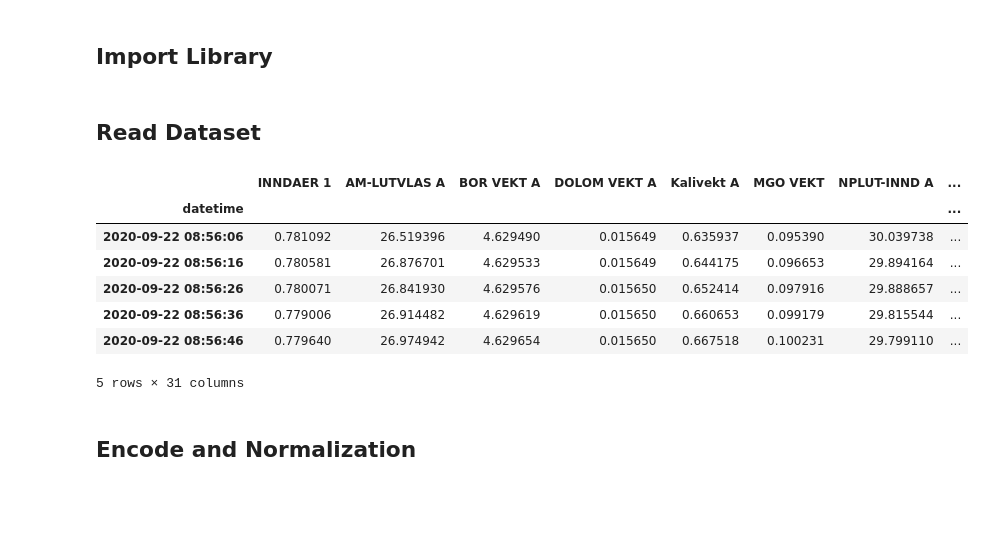
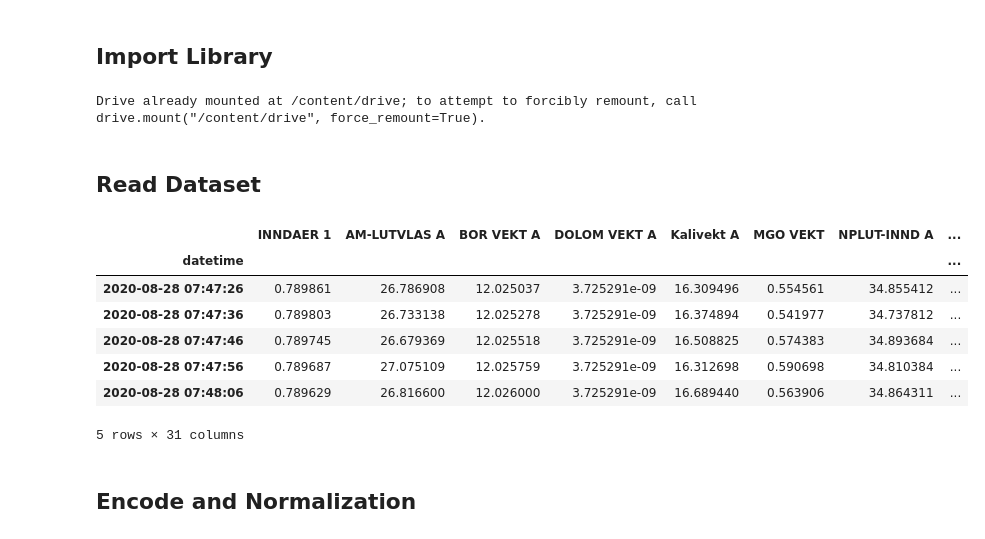
Before and after one commit to elanoris/ID002, a Jupyter notebook: amarjaganjac_Model_Window_10_previous_records__LSTM.ipynb, the cells around one changed output. Drawn from its saved outputs; the diff is of its cells as text; code cells hidden in the pictures; blank space fills up the shorter version.

```diff
--- a/amarjaganjac_Model_Window_10_previous_records__LSTM.ipynb
+++ b/amarjaganjac_Model_Window_10_previous_records__LSTM.ipynb
@@ -12,16 +14,21 @@ from sklearn.preprocessing import MinMaxScaler
+# %%
+from google.colab import drive
+drive.mount('/content/drive')
+# %% [output]
+Drive already mounted at /content/drive; to attempt to forcibly remount, call drive.mount("/content/drive", force_remount=True).
 # %% [markdown]
 ## Read Dataset
 # %%
-data = pd.read_csv(r"P:\MASTER\2022\x2\X\2020-9-22--550hours.csv", index_col="datetime")
+data = pd.read_csv("/content/drive/MyDrive/ML/2020-8-28--480hours.csv", index_col="datetime")
 data.head()
 # %% [output]
 |  | INNDAER 1 | AM-LUTVLAS A | BOR VEKT A | DOLOM VEKT A | Kalivekt A | MGO VEKT | NPLUT-INND A | ... |
 | datetime |  |  |  |  |  |  |  | ... |
-| 2020-09-22 08:56:06 | 0.781092 | 26.519396 | 4.629490 | 0.015649 | 0.635937 | 0.095390 | 30.039738 | ... |
-| 2020-09-22 08:56:16 | 0.780581 | 26.876701 | 4.629533 | 0.015649 | 0.644175 | 0.096653 | 29.894164 | ... |
-| 2020-09-22 08:56:26 | 0.780071 | 26.841930 | 4.629576 | 0.015650 | 0.652414 | 0.097916 | 29.888657 | ... |
-| 2020-09-22 08:56:36 | 0.779006 | 26.914482 | 4.629619 | 0.015650 | 0.660653 | 0.099179 | 29.815544 | ... |
-| 2020-09-22 08:56:46 | 0.779640 | 26.974942 | 4.629654 | 0.015650 | 0.667518 | 0.100231 | 29.799110 | ... |
+| 2020-08-28 07:47:26 | 0.789861 | 26.786908 | 12.025037 | 3.725291e-09 | 16.309496 | 0.554561 | 34.855412 | ... |
+| 2020-08-28 07:47:36 | 0.789803 | 26.733138 | 12.025278 | 3.725291e-09 | 16.374894 | 0.541977 | 34.737812 | ... |
+| 2020-08-28 07:47:46 | 0.789745 | 26.679369 | 12.025518 | 3.725291e-09 | 16.508825 | 0.574383 | 34.893684 | ... |
+| 2020-08-28 07:47:56 | 0.789687 | 27.075109 | 12.025759 | 3.725291e-09 | 16.312698 | 0.590698 | 34.810384 | ... |
+| 2020-08-28 07:48:06 | 0.789629 | 26.816600 | 12.026000 | 3.725291e-09 | 16.689440 | 0.563906 | 34.864311 | ... |
 5 rows × 31 columns
 # %% [markdown]
 ## Encode and Normalization
```
Also changed, not shown: parts of 8 cells of this notebook.
